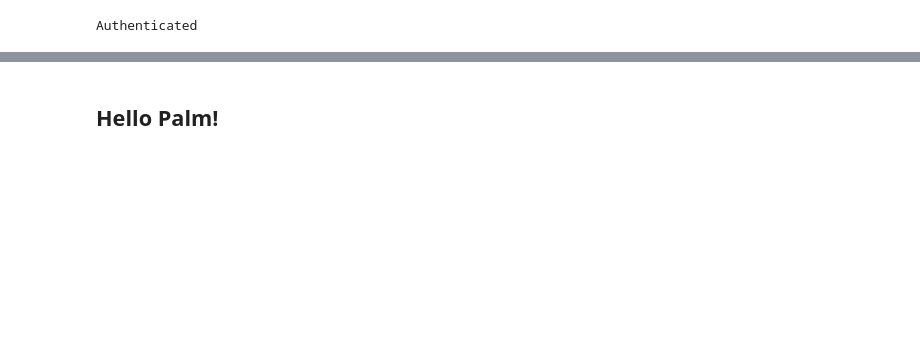
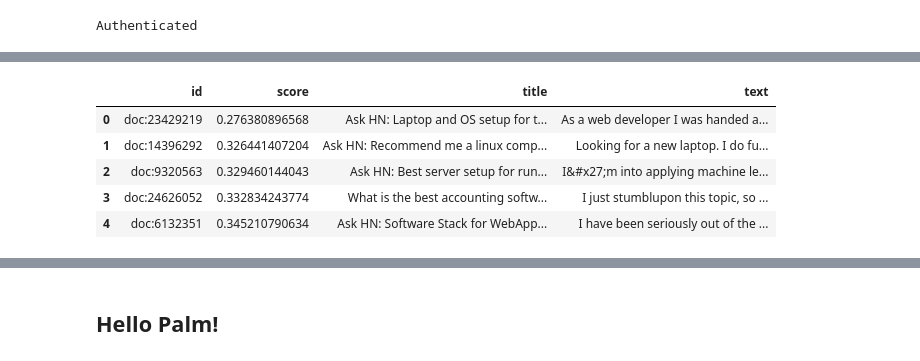
Before and after one commit to redis-developer/gcp-redis-llm-stack, a Jupyter notebook: BigQuery_Palm_Redis.ipynb, the cells around one changed output, grey strips where cells are left out. Drawn from its saved outputs; the diff is of its cells as text; code cells hidden in the pictures; blank space fills up the shorter version.

```diff
--- a/BigQuery_Palm_Redis.ipynb
+++ b/BigQuery_Palm_Redis.ipynb
@@ -283,0 +220,18 @@ res_df
+# %%
+from typing import Generator, List, Any
+
+from tenacity import retry, stop_after_attempt, wait_random_exponential
+from vertexai.preview.language_models import TextEmbeddingModel
+
+# Embedding model definition from VertexAI PaLM API
+embedding_model = TextEmbeddingModel.from_pretrained("textembedding-gecko@001")
+VECTOR_DIMENSIONS = 768
+
+@retry(wait=wait_random_exponential(min=1, max=20), stop=stop_after_attempt(3))
+def embed_text(text=[]):
+    embeddings = embedding_model.get_embeddings(text)
+    return [each.values for each in embeddings]
+
+# Convert embeddings to bytes for Redis storage
+def convert_embedding(emb: List[float]):
+  return np.array(emb).astype(np.float32).tobytes()
@@ -283,0 +439,3 @@ res_df
+# %%
+query = "What is the best computer operating system for software dev?"
+query_vector = embed_text([query])[0]
@@ -283,0 +456,30 @@ res_df
+# %%
+# Helper method to perform KNN similarity search in Redis
+def similarity_search(query: str, k: int) -> list:
+  query_vector = embed_text([query])[0]
+  redis_query = (
+      Query(f"*=>[KNN {k} @{VECTOR_FIELD_NAME} $embedding AS score]")
+          .sort_by("score")
+          .return_fields("score", "title", "text")
+          .paging(0, k)
+          .dialect(2)
+  )
+
+  results = redis_client.ft(INDEX_NAME).search(
+      redis_query, query_params={"embedding": convert_embedding(query_vector)}
+  )
+
+  return pd.DataFrame([t.__dict__ for t in results.docs ]).drop(columns=["payload"])
+# %%
+# Test it out!
+
+results = similarity_search(query, k=5)
+
+display(results)
+# %% [output]
+|  | id | score | title | text |
+| 0 | doc:23429219 | 0.276380896568 | Ask HN: Laptop and OS setup for t... | As a web developer I was handed a... |
+| 1 | doc:14396292 | 0.326441407204 | Ask HN: Recommend me a linux comp... | Looking for a new laptop. I do fu... |
+| 2 | doc:9320563 | 0.329460144043 | Ask HN: Best server setup for run... | I&#x27;m into applying machine le... |
+| 3 | doc:24626052 | 0.332834243774 | What is the best accounting softw... | I just stumblupon this topic, so ... |
+| 4 | doc:6132351 | 0.345210790634 | Ask HN: Software Stack for WebApp... | I have been seriously out of the ... |
```
Also changed, not shown: parts of 79 cells of this notebook, 2 other files.
